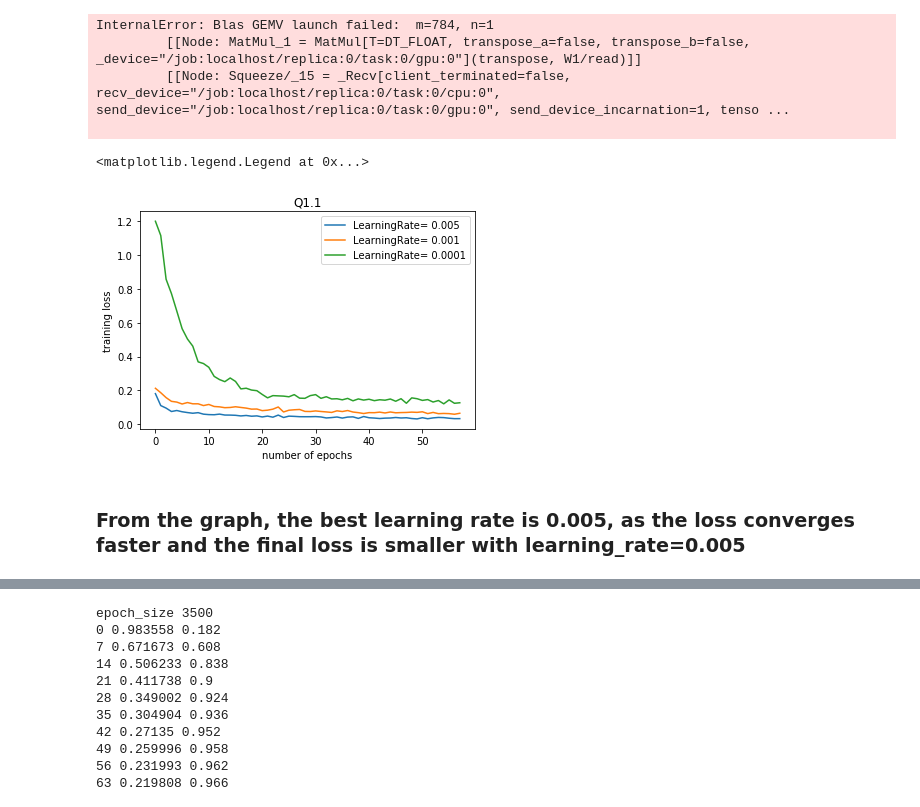
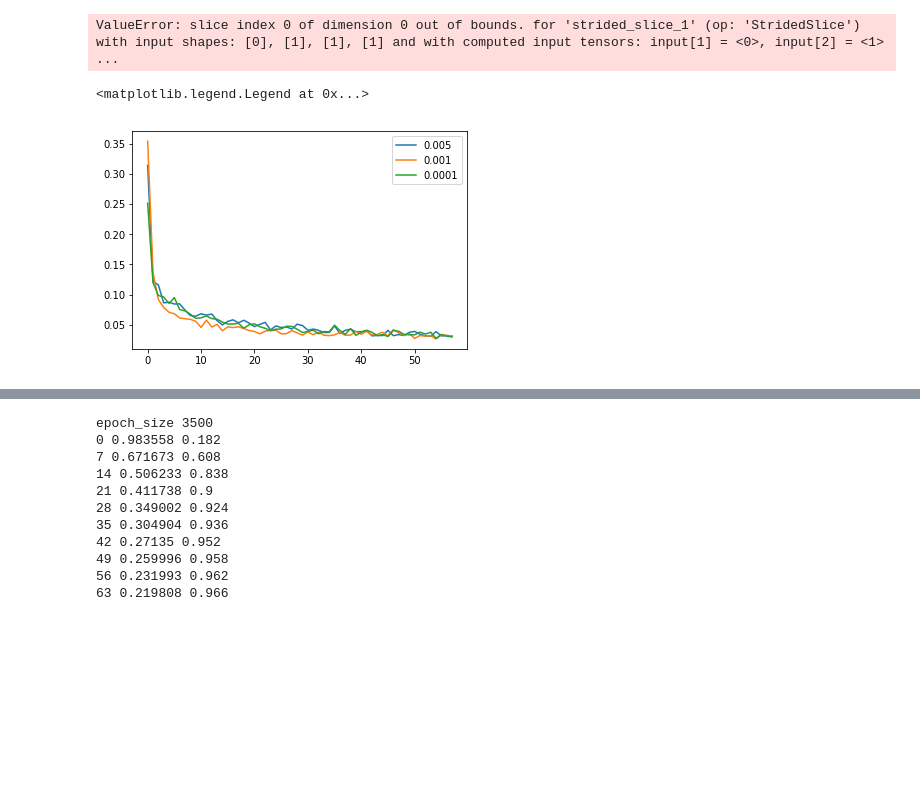
Before and after one commit to heherbertzhang/Machine-Learning-ECE521, a Jupyter notebook: Assignment 2/a2.ipynb, the cells around one changed output, grey strips where cells are left out. Drawn from its saved outputs; the diff is of its cells as text; code cells hidden in the pictures; blank space fills up the shorter version.

```diff
--- a/Assignment 2/a2.ipynb
+++ b/Assignment 2/a2.ipynb
@@ -17,10 +17,6 @@ with np.load("notMNIST.npz") as data :
     trainData, trainTarget = Data[:3500], Target[:3500]
     validData, validTarget = Data[3500:3600], Target[3500:3600]
     testData, testTarget = Data[3600:], Target[3600:]
-#reshape the training data
-trainData = trainData.reshape([trainData.shape[0], -1])
-validData = validData.reshape([validData.shape[0], -1])
-testData=testData.reshape([testData.shape[0], -1])
 # %%
 import tensorflow as tf
 
@@ -125,36 +115,24 @@ weight_decay_scale = 0
 
 
 summarys=[]
-
-net = Linear_Regression_Net()
-
+trainData_rs = trainData.reshape([trainData.shape[0], -1])
 for LEARNING_RATE in LEARNING_RATES:
     tf.reset_default_graph()
-    sess = tf.Session()
-    with sess.as_default():
-        summary= net.train(trainData, trainTarget, LEARNING_RATE, weight_decay_scale, BATCH_SIZE, 400)
-        summarys.append(summary)
-    sess.close()
+    net = Linear_Regression_Net()
+    summary,_= net.train(trainData_rs, trainTarget, LEARNING_RATE, weight_decay_scale, BATCH_SIZE, 400)
+    summarys.append(summary)
 # %% [output]
-InternalError: Blas GEMV launch failed:  m=784, n=1
-         [[Node: MatMul_1 = MatMul[T=DT_FLOAT, transpose_a=false, transpose_b=false, _device="/job:localhost/replica:0/task:0/gpu:0"](transpose, W1/read)]]
-         [[Node: Squeeze/_15 = _Recv[client_terminated=false, recv_device="/job:localhost/replica:0/task:0/cpu:0", send_device="/job:localhost/replica:0/task:0/gpu:0", send_device_incarnation=1, tenso ...
-
+ValueError: slice index 0 of dimension 0 out of bounds. for 'strided_slice_1' (op: 'StridedSlice') with input shapes: [0], [1], [1], [1] and with computed input tensors: input[1] = <0>, input[2] = <1> ...
 # %%
 import matplotlib.pyplot as plt
 %matplotlib inline
 
 plt.figure()
 for i,summary in enumerate(summarys):
     plt.plot(summary, label='LearningRate= '+str(LEARNING_RATES[i]))
-    plt.ylabel("training loss")
-    plt.xlabel("number of epochs")
-    plt.title("Q1.1")
 plt.legend()
 # %% [output]
 <matplotlib.legend.Legend at 0x...>
-[figure, old version]
+[figure, new version]
-# %% [markdown]
-### From the graph, the best learning rate is 0.005, as the loss converges faster and the final loss is smaller with learning_rate=0.005
 # %%
 #Q2
```
Also changed, not shown: parts of 8 cells of this notebook, 2 other files.
